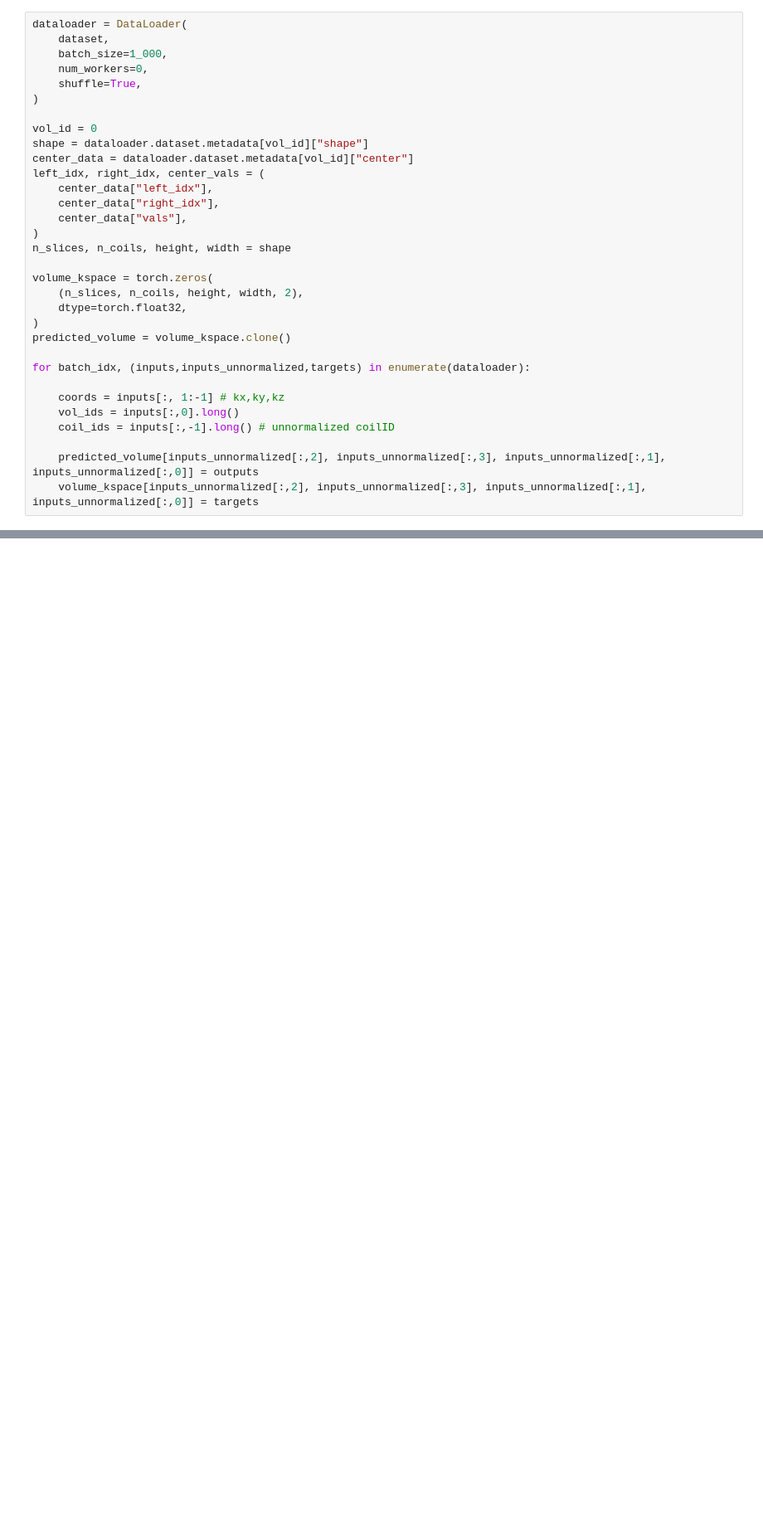
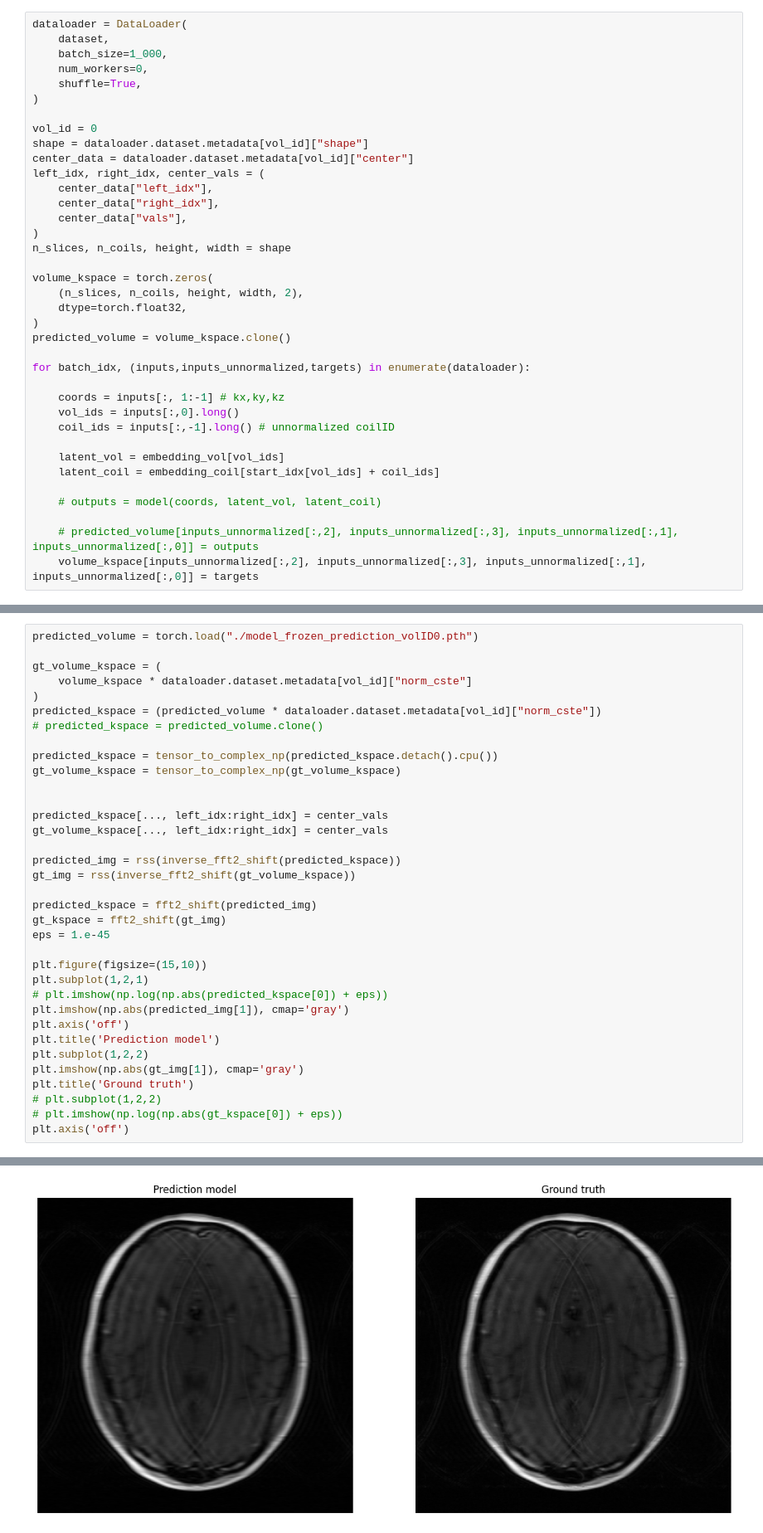
Before and after one commit to marinacrsp/proj_marina, a Jupyter notebook: multi_vol_coil/dummy.ipynb, the cells around one changed output, grey strips where cells are left out. Shown at 83% size. Saved outputs shown, nothing was run; the diff lists cells and outputs as text; blank space fills up the shorter version.

```diff
--- a/multi_vol_coil/dummy.ipynb
+++ b/multi_vol_coil/dummy.ipynb
@@ -61,5 +122,10 @@ for batch_idx, (inputs,inputs_unnormalized,targets) in enumerate(dataloader):
     vol_ids = inputs[:,0].long()
     coil_ids = inputs[:,-1].long() # unnormalized coilID
 
-    predicted_volume[inputs_unnormalized[:,2], inputs_unnormalized[:,3], inputs_unnormalized[:,1], inputs_unnormalized[:,0]] = outputs
+    latent_vol = embedding_vol[vol_ids]
+    latent_coil = embedding_coil[start_idx[vol_ids] + coil_ids]
+
+    # outputs = model(coords, latent_vol, latent_coil)
+
+    # predicted_volume[inputs_unnormalized[:,2], inputs_unnormalized[:,3], inputs_unnormalized[:,1], inputs_unnormalized[:,0]] = outputs
     volume_kspace[inputs_unnormalized[:,2], inputs_unnormalized[:,3], inputs_unnormalized[:,1], inputs_unnormalized[:,0]] = targets
@@ -65,0 +140,36 @@ for batch_idx, (inputs,inputs_unnormalized,targets) in enumerate(dataloader):
+# %%
+predicted_volume = torch.load("./model_frozen_prediction_volID0.pth")
+
+gt_volume_kspace = (
+    volume_kspace * dataloader.dataset.metadata[vol_id]["norm_cste"]
+)
+predicted_kspace = (predicted_volume * dataloader.dataset.metadata[vol_id]["norm_cste"])
+# predicted_kspace = predicted_volume.clone()
+
+predicted_kspace = tensor_to_complex_np(predicted_kspace.detach().cpu())
+gt_volume_kspace = tensor_to_complex_np(gt_volume_kspace)
+
+
+predicted_kspace[..., left_idx:right_idx] = center_vals
+gt_volume_kspace[..., left_idx:right_idx] = center_vals
+
+predicted_img = rss(inverse_fft2_shift(predicted_kspace))
+gt_img = rss(inverse_fft2_shift(gt_volume_kspace))
+
+predicted_kspace = fft2_shift(predicted_img)
+gt_kspace = fft2_shift(gt_img)
+eps = 1.e-45
+
+plt.figure(figsize=(15,10))
+plt.subplot(1,2,1)
+# plt.imshow(np.log(np.abs(predicted_kspace[0]) + eps))
+plt.imshow(np.abs(predicted_img[1]), cmap='gray')
+plt.axis('off')
+plt.title('Prediction model')
+plt.subplot(1,2,2)
+plt.imshow(np.abs(gt_img[1]), cmap='gray')
+plt.title('Ground truth')
+# plt.subplot(1,2,2)
+# plt.imshow(np.log(np.abs(gt_kspace[0]) + eps))
+plt.axis('off')
+# %% [output]
@@ -65,0 +177 @@ for batch_idx, (inputs,inputs_unnormalized,targets) in enumerate(dataloader):
+[figure, added]
```
Also changed, not shown: parts of 14 cells of this notebook, 12 other files.
